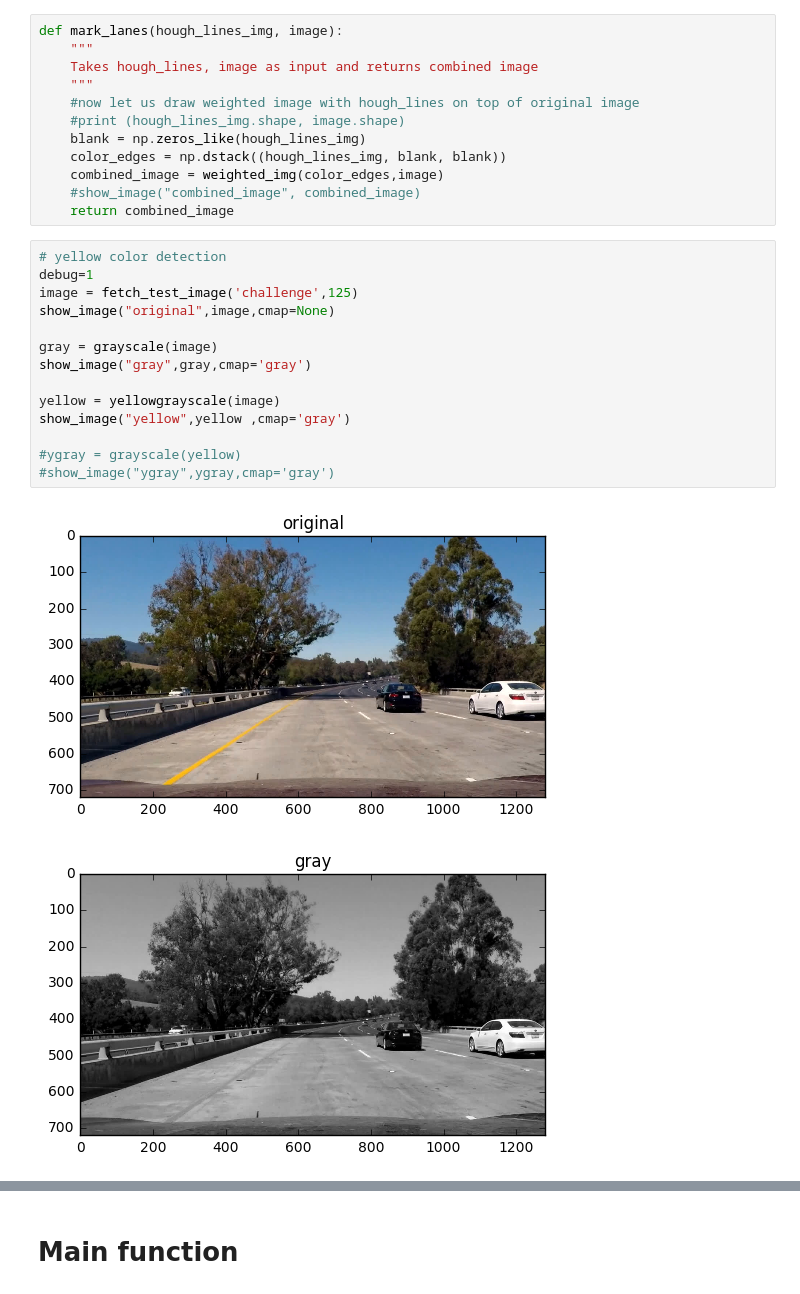
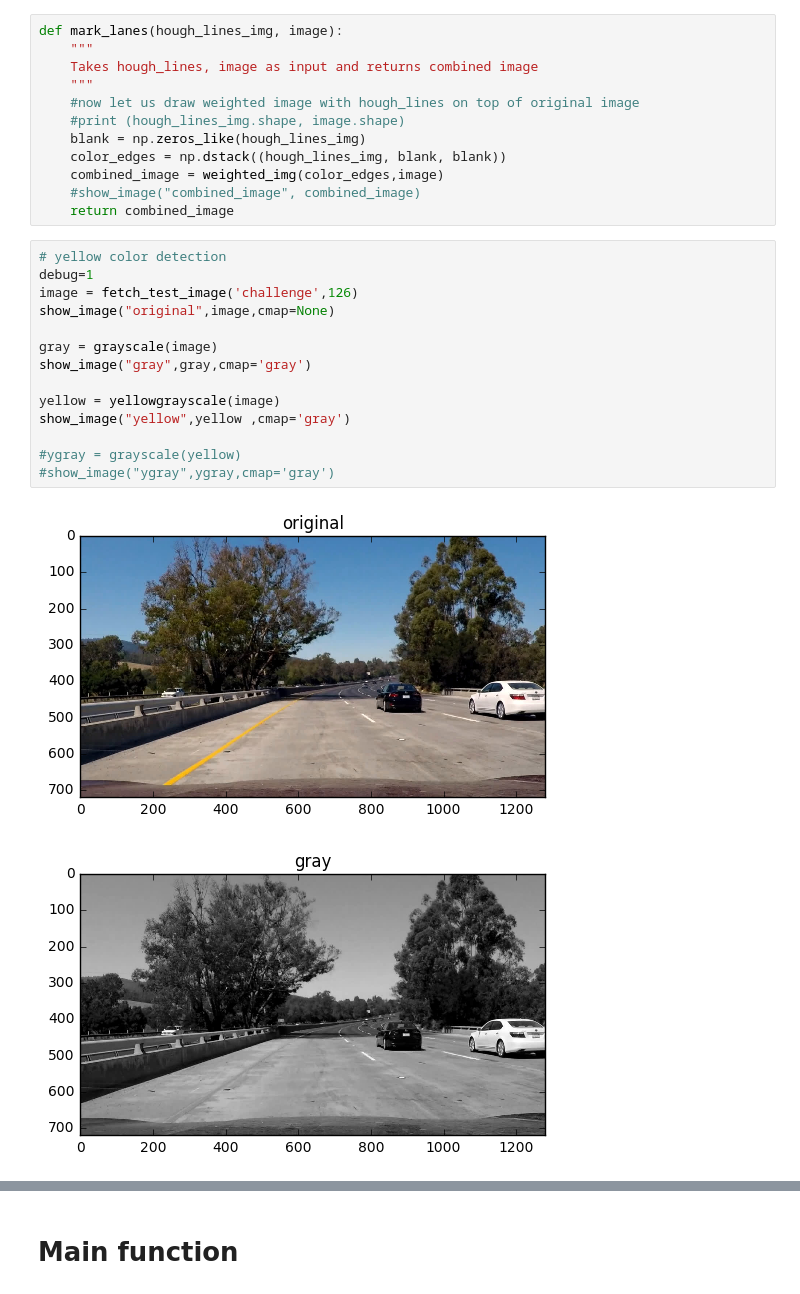
Before and after one commit to sjamthe/Self-driving-Car-ND-Lane-Finding, a Jupyter notebook: P1-submit.ipynb, the cells around one changed output, grey strips where cells are left out. Drawn from its saved outputs; the diff is of its cells as text.

```diff
--- a/P1-submit.ipynb
+++ b/P1-submit.ipynb
@@ -459,17 +459,17 @@ def mark_lanes(hough_lines_img, image):
 # %%
 # yellow color detection
 debug=1
-image = fetch_test_image('challenge',125)
+image = fetch_test_image('challenge',126)
 show_image("original",image,cmap=None)
 
 gray = grayscale(image)
 show_image("gray",gray,cmap='gray')
 
 yellow = yellowgrayscale(image)
 show_image("yellow",yellow ,cmap='gray')
 
 #ygray = grayscale(yellow)
 #show_image("ygray",ygray,cmap='gray')
 # %% [output]
-[figure, old version]
+[figure, new version]
-[figure, old version]
+[figure, new version]
```
Also changed, not shown: parts of 6 cells of this notebook.
